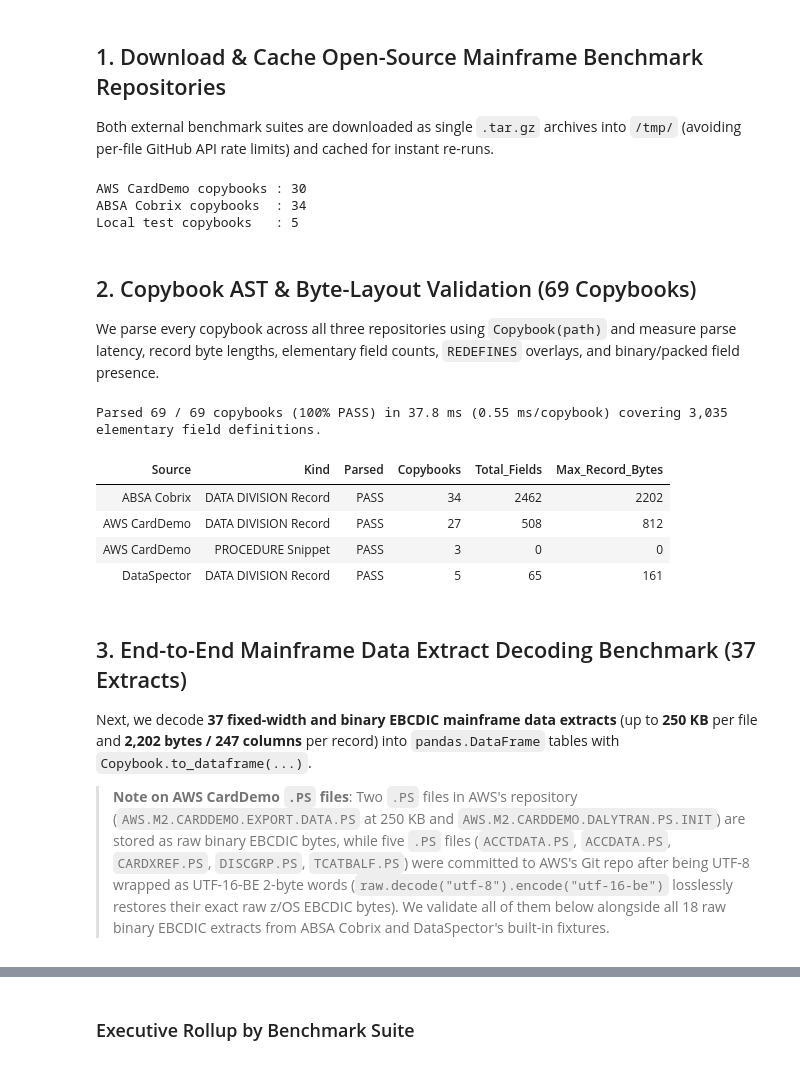
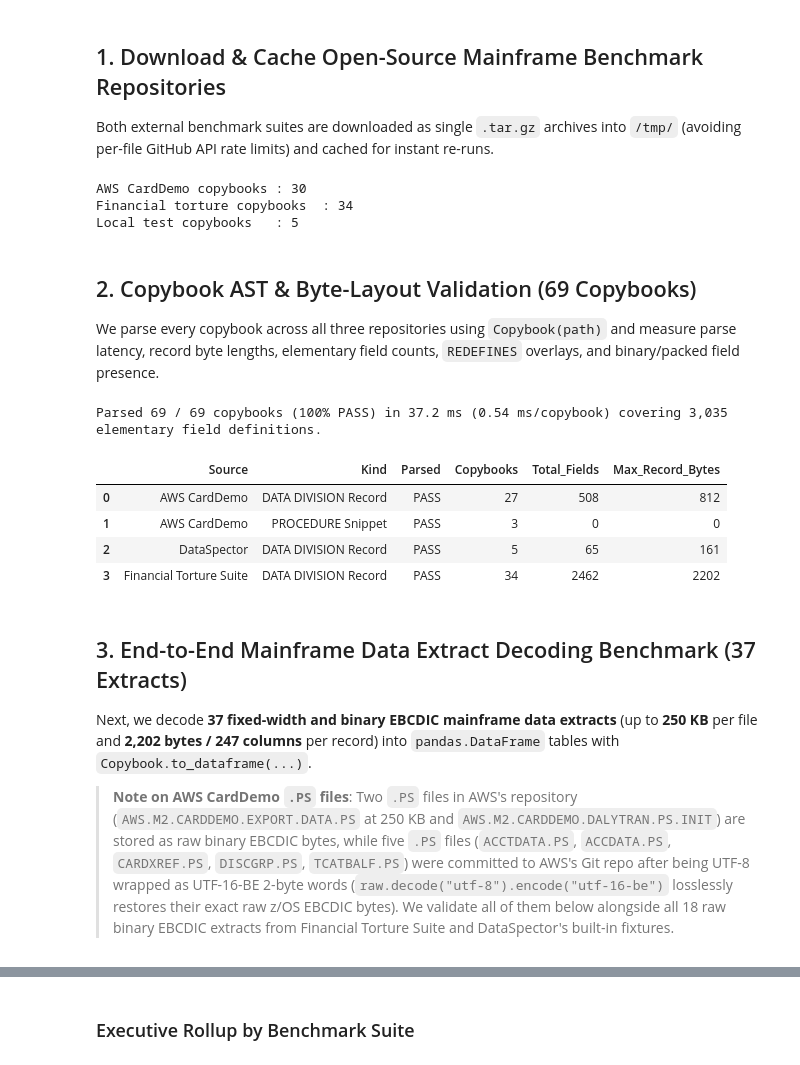
Before and after one commit to aberndsen/dataspector, a Jupyter notebook: notebooks/validate_mainframe_extracts.ipynb, the cells around one changed output, grey strips where cells are left out. Cells and saved outputs as stored; diff of their text form; code cells hidden in the pictures.

```diff
--- a/notebooks/validate_mainframe_extracts.ipynb
+++ b/notebooks/validate_mainframe_extracts.ipynb
@@ -40,13 +40,13 @@ CARDDEMO_TARBALL = (
     "https://github.com/aws-samples/aws-mainframe-modernization-carddemo/"
     "archive/refs/heads/main.tar.gz"
 )
-COBRIX_TARBALL = (
+BANKING_SUITE_TARBALL = (
     "https://github.com/AbsaOSS/cobrix/"
     "archive/refs/heads/master.tar.gz"
 )
 
 CARDDEMO_DIR = pathlib.Path("/tmp/carddemo_cache")
-COBRIX_DIR = pathlib.Path("/tmp/cobrix_cache")
+BANKING_SUITE_DIR = pathlib.Path("/tmp/banking_suite_cache")
 LOCAL_DATA_DIR = (
     pathlib.Path.cwd() / "tests" / "data"
     if (pathlib.Path.cwd() / "tests" / "data").exists()
@@ -78,21 +78,21 @@ def fetch_github_tarball(url: str, dest_dir: pathlib.Path, prefixes: tuple[str,
 
 
 fetch_github_tarball(CARDDEMO_TARBALL, CARDDEMO_DIR, ("app/cpy/", "app/data/"))
-fetch_github_tarball(COBRIX_TARBALL, COBRIX_DIR, ("data/", "examples/"))
+fetch_github_tarball(BANKING_SUITE_TARBALL, BANKING_SUITE_DIR, ("data/", "examples/"))
 
-cobrix_copybooks = sorted(
+banking_copybooks = sorted(
     p
-    for p in list(COBRIX_DIR.rglob("*.cob")) + list(COBRIX_DIR.rglob("*.cpy"))
-    if p.relative_to(COBRIX_DIR).parts[0] in ("data", "examples")
+    for p in list(BANKING_SUITE_DIR.rglob("*.cob")) + list(BANKING_SUITE_DIR.rglob("*.cpy"))
+    if p.relative_to(BANKING_SUITE_DIR).parts[0] in ("data", "examples")
     and "spark-cobol-app" not in str(p)
 )
 
 print("AWS CardDemo copybooks :", len(list((CARDDEMO_DIR / "app/cpy").glob("*"))))
-print("ABSA Cobrix copybooks  :", len(cobrix_copybooks))
+print("Financial torture copybooks  :", len(banking_copybooks))
 print("Local test copybooks   :", len(list(LOCAL_DATA_DIR.glob("*.cbl"))))
 # %% [output]
 AWS CardDemo copybooks : 30
-ABSA Cobrix copybooks  : 34
+Financial torture copybooks  : 34
 Local test copybooks   : 5
 # %% [markdown]
 ## 2. Copybook AST & Byte-Layout Validation (69 Copybooks)
@@ -101,7 +101,7 @@ We parse every copybook across all three repositories using `Copybook(path)` and
 # %%
 copybook_paths: list[tuple[str, pathlib.Path]] = (
     [("AWS CardDemo", p) for p in sorted((CARDDEMO_DIR / "app/cpy").glob("*"))]
-    + [("ABSA Cobrix", p) for p in cobrix_copybooks]
+    + [("Financial Torture Suite", p) for p in banking_copybooks]
     + [("DataSpector", p) for p in sorted(LOCAL_DATA_DIR.glob("*.cbl"))]
 )
 
@@ -111,45 +111,45 @@ for source_name, path in copybook_paths:
     cbl = Copybook(path)
     primary_fields = cbl.layout(include_redefines=False, include_filler=True)
     all_fields = cbl.layout(include_redefines=True, include_filler=True)
     copybook_rows.append(
         {
             "Source": source_name,
             "Copybook": path.name,
             "Record Bytes": cbl.record_length,
             "Primary Fields": len(primary_fields),
             "Total Fields (w/ REDEFINES)": len(all_fields),
             "Has Binary / COMP-3": cbl.has_binary_fields,
             "Kind": "DATA DIVISION Record" if cbl.record_length > 0 else "PROCEDURE Snippet",
             "Parsed": "PASS",
         }
     )
 elapsed_cpy_ms = (time.perf_counter() - t0) * 1000
 
 df_copybooks = pd.DataFrame(copybook_rows)
 print(
     f"Parsed {len(df_copybooks)} / {len(copybook_paths)} copybooks (100% PASS) in {elapsed_cpy_ms:.1f} ms "
     f"({elapsed_cpy_ms / len(df_copybooks):.2f} ms/copybook) covering "
     f"{df_copybooks['Total Fields (w/ REDEFINES)'].sum():,} elementary field definitions."
 )
 
 df_copybooks.groupby(["Source", "Kind", "Parsed"], as_index=False).agg(
     Copybooks=("Copybook", "count"),
     Total_Fields=("Total Fields (w/ REDEFINES)", "sum"),
     Max_Record_Bytes=("Record Bytes", "max"),
 )
 # %% [output]
-Parsed 69 / 69 copybooks (100% PASS) in 37.8 ms (0.55 ms/copybook) covering 3,035 elementary field definitions.
+Parsed 69 / 69 copybooks (100% PASS) in 37.2 ms (0.54 ms/copybook) covering 3,035 elementary field definitions.
-| Source | Kind | Parsed | Copybooks | Total_Fields | Max_Record_Bytes |
-| ABSA Cobrix | DATA DIVISION Record | PASS | 34 | 2462 | 2202 |
-| AWS CardDemo | DATA DIVISION Record | PASS | 27 | 508 | 812 |
-| AWS CardDemo | PROCEDURE Snippet | PASS | 3 | 0 | 0 |
-| DataSpector | DATA DIVISION Record | PASS | 5 | 65 | 161 |
+|  | Source | Kind | Parsed | Copybooks | Total_Fields | Max_Record_Bytes |
+| 0 | AWS CardDemo | DATA DIVISION Record | PASS | 27 | 508 | 812 |
+| 1 | AWS CardDemo | PROCEDURE Snippet | PASS | 3 | 0 | 0 |
+| 2 | DataSpector | DATA DIVISION Record | PASS | 5 | 65 | 161 |
+| 3 | Financial Torture Suite | DATA DIVISION Record | PASS | 34 | 2462 | 2202 |
 # %% [markdown]
 ## 3. End-to-End Mainframe Data Extract Decoding Benchmark (37 Extracts)
 
 Next, we decode **37 fixed-width and binary EBCDIC mainframe data extracts** (up to **250 KB** per file and **2,202 bytes / 247 columns** per record) into `pandas.DataFrame` tables with `Copybook.to_dataframe(...)`.
 
-> **Note on AWS CardDemo `.PS` files**: Two `.PS` files in AWS's repository (`AWS.M2.CARDDEMO.EXPORT.DATA.PS` at 250 KB and `AWS.M2.CARDDEMO.DALYTRAN.PS.INIT`) are stored as raw binary EBCDIC bytes, while five `.PS` files (`ACCTDATA.PS`, `ACCDATA.PS`, `CARDXREF.PS`, `DISCGRP.PS`, `TCATBALF.PS`) were committed to AWS's Git repo after being UTF-8 wrapped as UTF-16-BE 2-byte words (`raw.decode("utf-8").encode("utf-16-be")` losslessly restores their exact raw z/OS EBCDIC bytes). We validate all of them below alongside all 18 raw binary EBCDIC extracts from ABSA Cobrix and DataSpector's built-in fixtures.
+> **Note on AWS CardDemo `.PS` files**: Two `.PS` files in AWS's repository (`AWS.M2.CARDDEMO.EXPORT.DATA.PS` at 250 KB and `AWS.M2.CARDDEMO.DALYTRAN.PS.INIT`) are stored as raw binary EBCDIC bytes, while five `.PS` files (`ACCTDATA.PS`, `ACCDATA.PS`, `CARDXREF.PS`, `DISCGRP.PS`, `TCATBALF.PS`) were committed to AWS's Git repo after being UTF-8 wrapped as UTF-16-BE 2-byte words (`raw.decode("utf-8").encode("utf-16-be")` losslessly restores their exact raw z/OS EBCDIC bytes). We validate all of them below alongside all 18 raw binary EBCDIC extracts from Financial Torture Suite and DataSpector's built-in fixtures.
 # %%
 def prepare_carddemo_ebcdic(ps_path: pathlib.Path, expected_rec_len: int) -> pathlib.Path:
     """Return path to raw EBCDIC bytes, unwrapping UTF-8/UTF-16-BE Git encoding if needed."""
```
Also changed, not shown: parts of 9 cells of this notebook.
